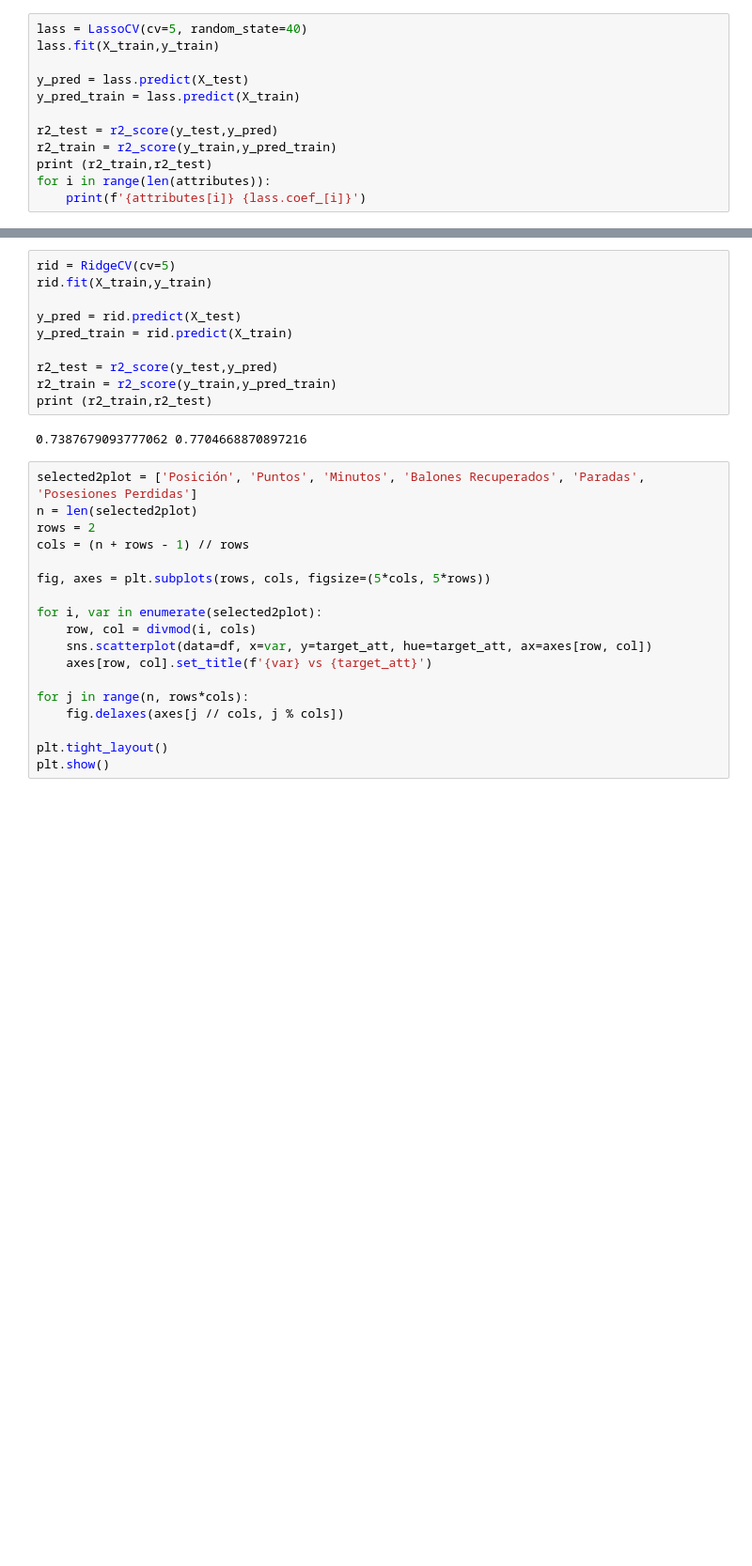
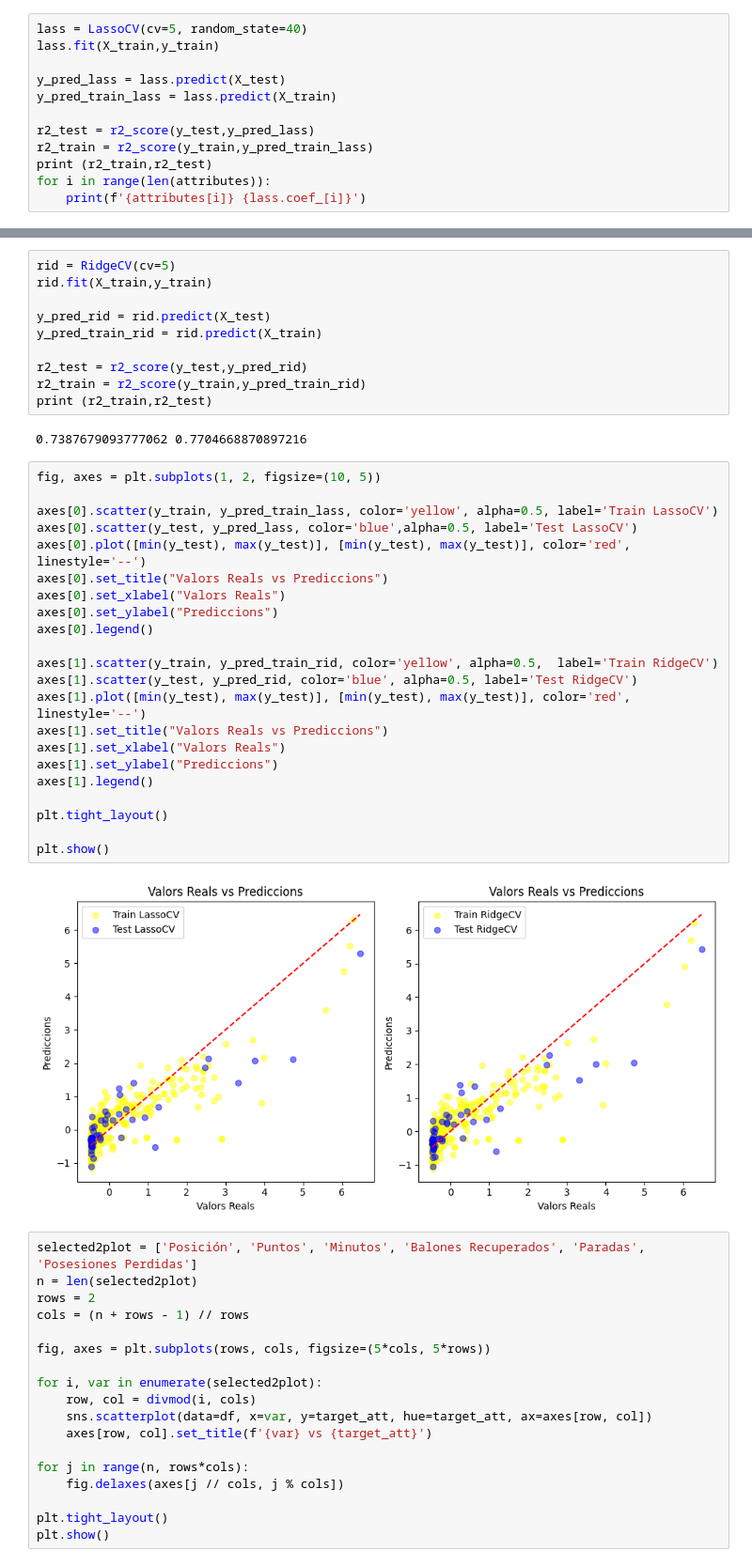
Before and after one commit to SantiMiquel/FantasyRegression, a Jupyter notebook: fantasy.ipynb, the cells around one changed output, grey strips where cells are left out. Shown at 94% size. Drawn from its saved outputs; the diff is of its cells as text; blank space fills up the shorter version.

```diff
--- a/fantasy.ipynb
+++ b/fantasy.ipynb
@@ -191,11 +215,11 @@ plt.show()
 lass = LassoCV(cv=5, random_state=40)
 lass.fit(X_train,y_train)
 
-y_pred = lass.predict(X_test)
-y_pred_train = lass.predict(X_train)
+y_pred_lass = lass.predict(X_test)
+y_pred_train_lass = lass.predict(X_train)
 
-r2_test = r2_score(y_test,y_pred)
-r2_train = r2_score(y_train,y_pred_train)
+r2_test = r2_score(y_test,y_pred_lass)
+r2_train = r2_score(y_train,y_pred_train_lass)
 print (r2_train,r2_test)
 for i in range(len(attributes)):
     print(f'{attributes[i]} {lass.coef_[i]}')
@@ -221,14 +245,38 @@ Percentatge_gols -0.15690729016950666
 rid = RidgeCV(cv=5)
 rid.fit(X_train,y_train)
 
-y_pred = rid.predict(X_test)
-y_pred_train = rid.predict(X_train)
+y_pred_rid = rid.predict(X_test)
+y_pred_train_rid = rid.predict(X_train)
 
-r2_test = r2_score(y_test,y_pred)
-r2_train = r2_score(y_train,y_pred_train)
+r2_test = r2_score(y_test,y_pred_rid)
+r2_train = r2_score(y_train,y_pred_train_rid)
 print (r2_train,r2_test)
 # %% [output]
 0.7387679093777062 0.7704668870897216
+# %%
+fig, axes = plt.subplots(1, 2, figsize=(10, 5))
+
+axes[0].scatter(y_train, y_pred_train_lass, color='yellow', alpha=0.5, label='Train LassoCV')
+axes[0].scatter(y_test, y_pred_lass, color='blue',alpha=0.5, label='Test LassoCV')
+axes[0].plot([min(y_test), max(y_test)], [min(y_test), max(y_test)], color='red', linestyle='--')
+axes[0].set_title("Valors Reals vs Prediccions")
+axes[0].set_xlabel("Valors Reals")
+axes[0].set_ylabel("Prediccions")
+axes[0].legend()
+
+axes[1].scatter(y_train, y_pred_train_rid, color='yellow', alpha=0.5,  label='Train RidgeCV')
+axes[1].scatter(y_test, y_pred_rid, color='blue', alpha=0.5, label='Test RidgeCV')
+axes[1].plot([min(y_test), max(y_test)], [min(y_test), max(y_test)], color='red', linestyle='--')
+axes[1].set_title("Valors Reals vs Prediccions")
+axes[1].set_xlabel("Valors Reals")
+axes[1].set_ylabel("Prediccions")
+axes[1].legend()
+
+plt.tight_layout()
+
+plt.show()
+# %% [output]
+[figure, added]
 # %%
 selected2plot = ['Posición', 'Puntos', 'Minutos', 'Balones Recuperados', 'Paradas', 'Posesiones Perdidas']
 n = len(selected2plot)
```
Also changed, not shown: parts of 17 cells of this notebook.
